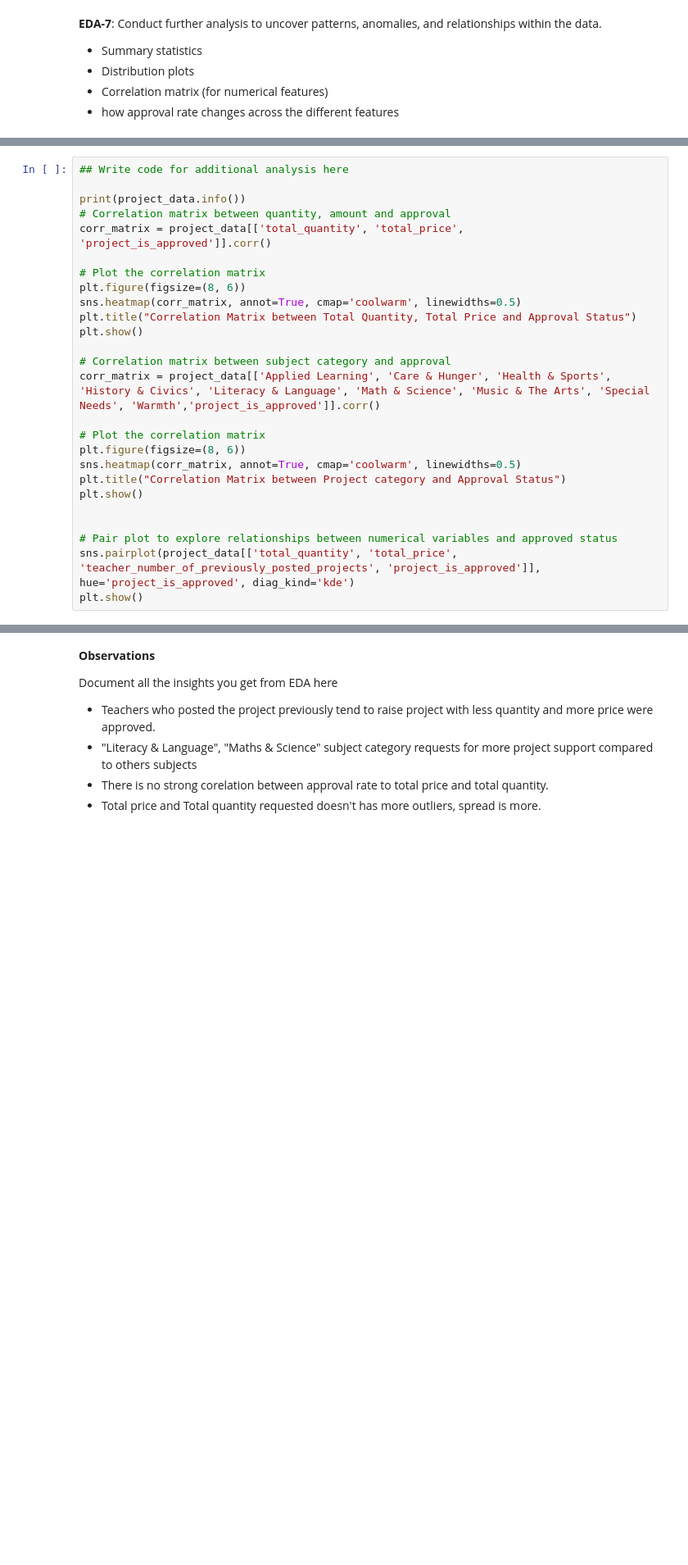
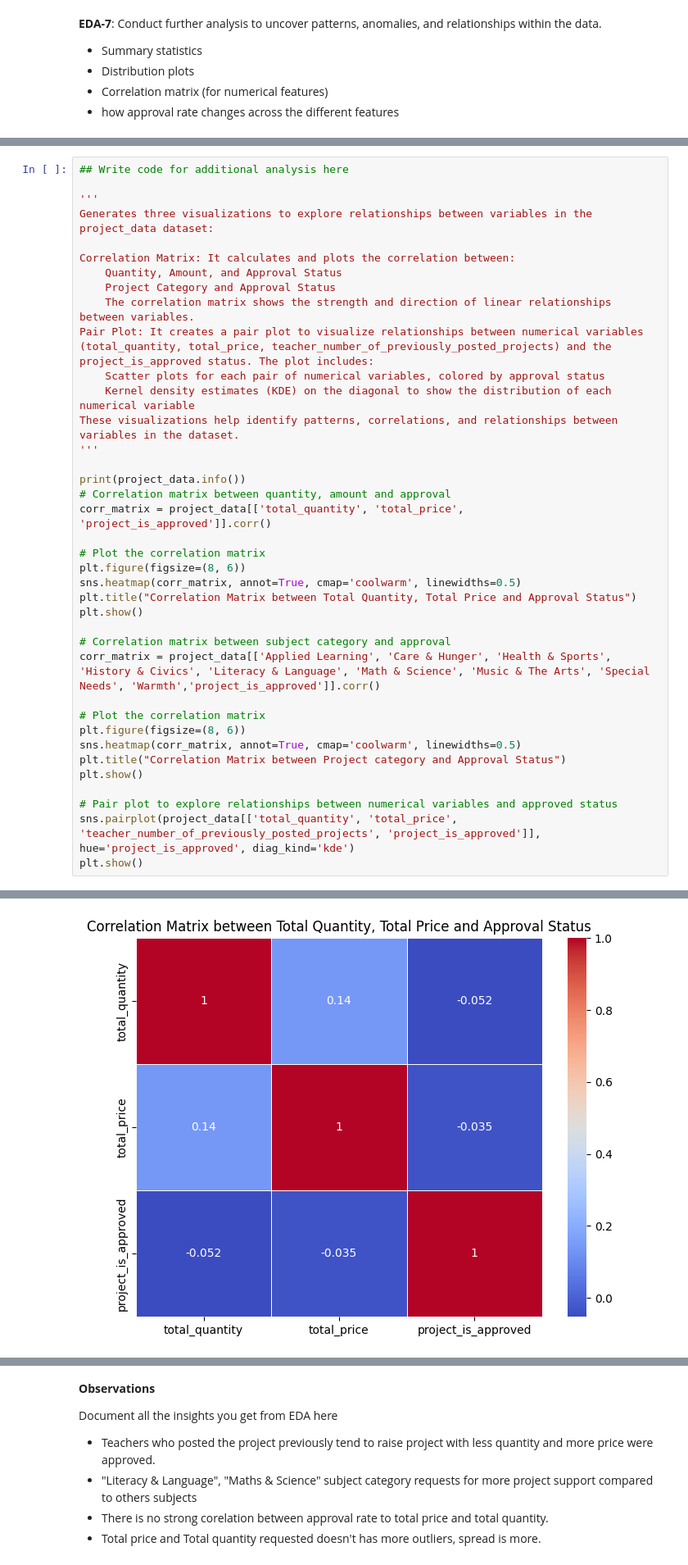
Before and after one commit to pandiarajan-src/IKJourney, a Jupyter notebook: projects/LearningHope/Learning_Hope.ipynb, the cells around one changed output, grey strips where cells are left out. Shown at 82% size. Drawn from its saved outputs; the diff is of its cells as text; blank space fills up the shorter version.

```diff
--- a/projects/LearningHope/Learning_Hope.ipynb
+++ b/projects/LearningHope/Learning_Hope.ipynb
@@ -717,5 +1013,18 @@ plt.show()
 # %%
 ## Write code for additional analysis here
+
+'''
+Generates three visualizations to explore relationships between variables in the project_data dataset:
+
+Correlation Matrix: It calculates and plots the correlation between:
+    Quantity, Amount, and Approval Status
+    Project Category and Approval Status
+    The correlation matrix shows the strength and direction of linear relationships between variables.
+Pair Plot: It creates a pair plot to visualize relationships between numerical variables (total_quantity, total_price, teacher_number_of_previously_posted_projects) and the project_is_approved status. The plot includes:
+    Scatter plots for each pair of numerical variables, colored by approval status
+    Kernel density estimates (KDE) on the diagonal to show the distribution of each numerical variable
+These visualizations help identify patterns, correlations, and relationships between variables in the dataset.
+'''
 
 print(project_data.info())
 # Correlation matrix between quantity, amount and approval
@@ -736,7 +1045,7 @@ sns.heatmap(corr_matrix, annot=True, cmap='coolwarm', linewidths=0.5)
 plt.title("Correlation Matrix between Project category and Approval Status")
 plt.show()
 
-
 # Pair plot to explore relationships between numerical variables and approved status
 sns.pairplot(project_data[['total_quantity', 'total_price', 'teacher_number_of_previously_posted_projects', 'project_is_approved']], hue='project_is_approved', diag_kind='kde')
 plt.show()
+# %% [output]
@@ -742,0 +1069 @@ plt.show()
+[figure, added]
```
Also changed, not shown: parts of 50 cells of this notebook.
